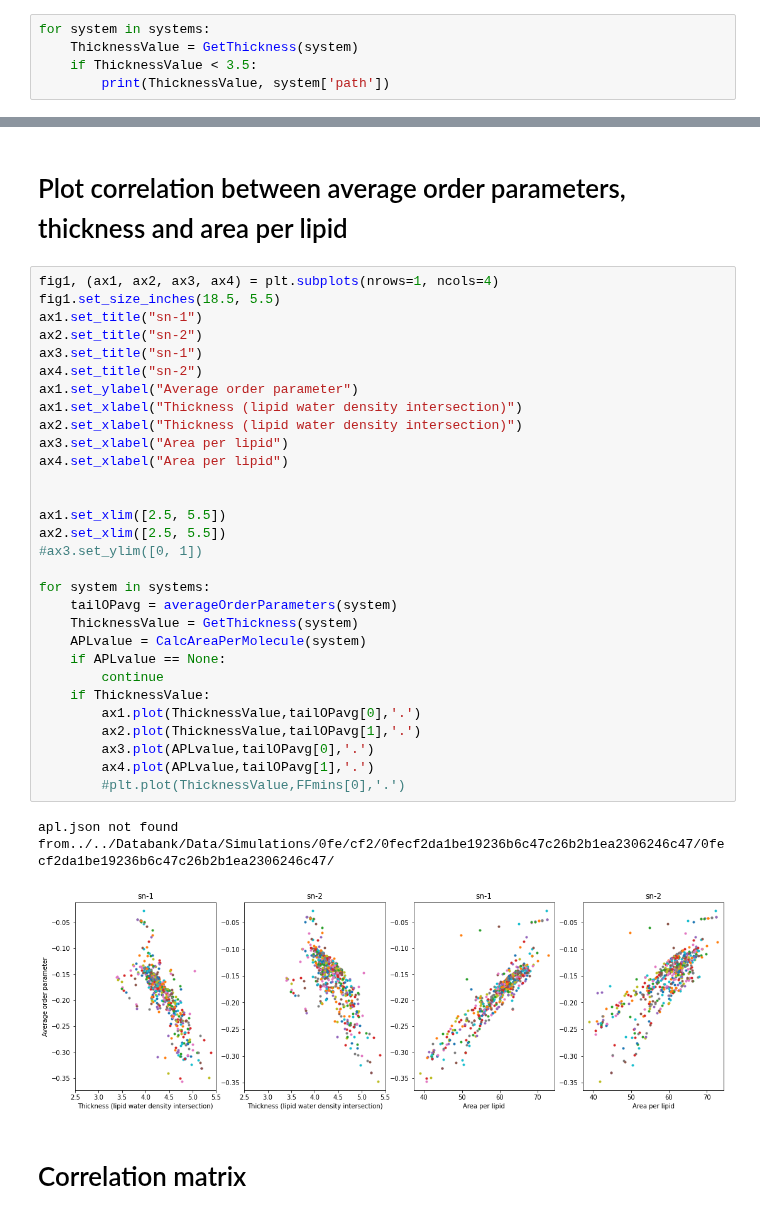
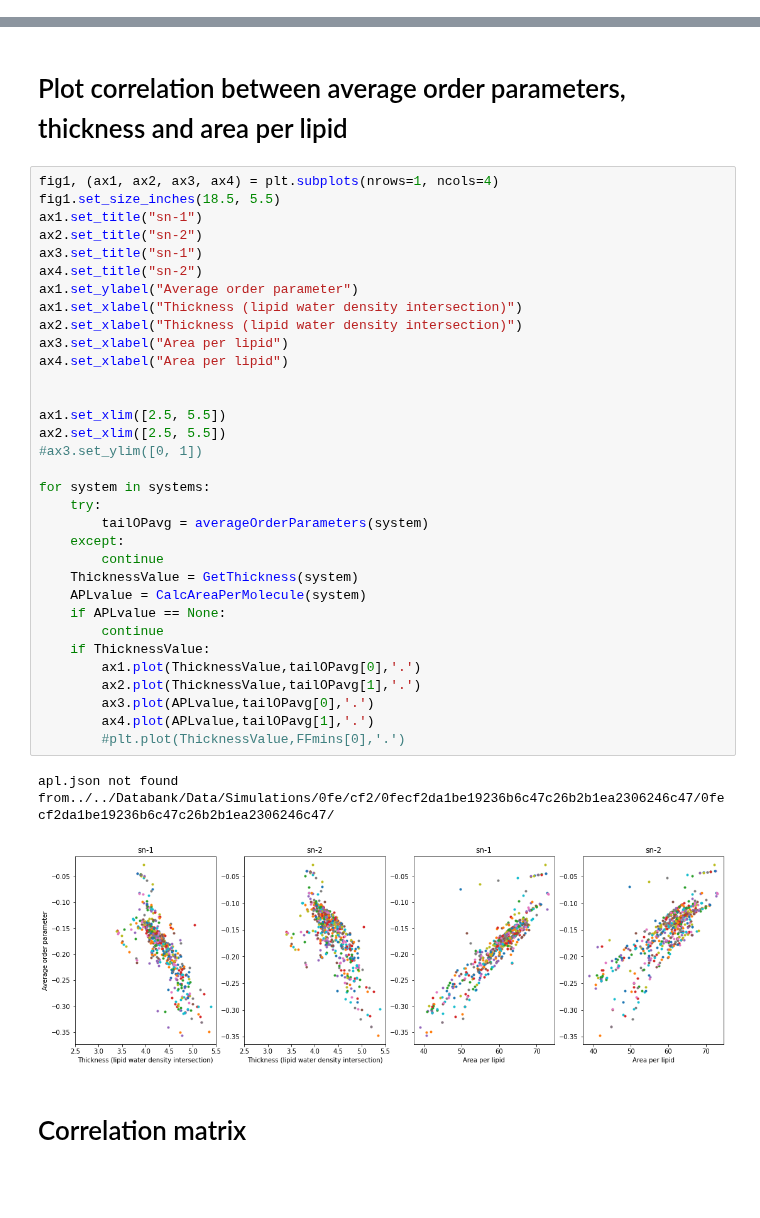
Before and after one commit to NMRLipids/DataBankManuscript, a Jupyter notebook: scripts/AreaPerLipidAndThicknessCorrelations.ipynb, the cells around one changed output, grey strips where cells are left out. Drawn from its saved outputs; the diff is of its cells as text; blank space fills up the shorter version.

```diff
--- a/scripts/AreaPerLipidAndThicknessCorrelations.ipynb
+++ b/scripts/AreaPerLipidAndThicknessCorrelations.ipynb
@@ -505,8 +506,3 @@ print("\n Predicted ", prop, ": ", *reg.predict(np.array([[10, 45,45]])))
  Predicted  WaterPermeation/ :  0.652
 # %% [markdown]
 # Plot correlation between membrane thickness and area per molecule
-# %%
-for system in systems:
-    ThicknessValue = GetThickness(system)
-    if ThicknessValue < 3.5:
-        print(ThicknessValue, system['path'])
@@ -638,35 +615,38 @@ for system in systems:
 fig1, (ax1, ax2, ax3, ax4) = plt.subplots(nrows=1, ncols=4)
 fig1.set_size_inches(18.5, 5.5)
 ax1.set_title("sn-1")
 ax2.set_title("sn-2")
 ax3.set_title("sn-1")
 ax4.set_title("sn-2")
 ax1.set_ylabel("Average order parameter")
 ax1.set_xlabel("Thickness (lipid water density intersection)")
 ax2.set_xlabel("Thickness (lipid water density intersection)")
 ax3.set_xlabel("Area per lipid")
 ax4.set_xlabel("Area per lipid")
 
 
 ax1.set_xlim([2.5, 5.5])
 ax2.set_xlim([2.5, 5.5])
 #ax3.set_ylim([0, 1])
 
 for system in systems:
-    tailOPavg = averageOrderParameters(system)
+    try:
+        tailOPavg = averageOrderParameters(system)
+    except:
+        continue
     ThicknessValue = GetThickness(system)
     APLvalue = CalcAreaPerMolecule(system)
     if APLvalue == None:
         continue
     if ThicknessValue:
         ax1.plot(ThicknessValue,tailOPavg[0],'.')
         ax2.plot(ThicknessValue,tailOPavg[1],'.')
         ax3.plot(APLvalue,tailOPavg[0],'.')
         ax4.plot(APLvalue,tailOPavg[1],'.')
         #plt.plot(ThicknessValue,FFmins[0],'.')
 # %% [output]
 apl.json not found from../../Databank/Data/Simulations/0fe/cf2/0fecf2da1be19236b6c47c26b2b1ea2306246c47/0fecf2da1be19236b6c47c26b2b1ea2306246c47/
-[figure, old version]
+[figure, new version]
 # %% [markdown]
 # Correlation matrix
 # %%
```
Also changed, not shown: parts of 16 cells of this notebook, 3 other files.
